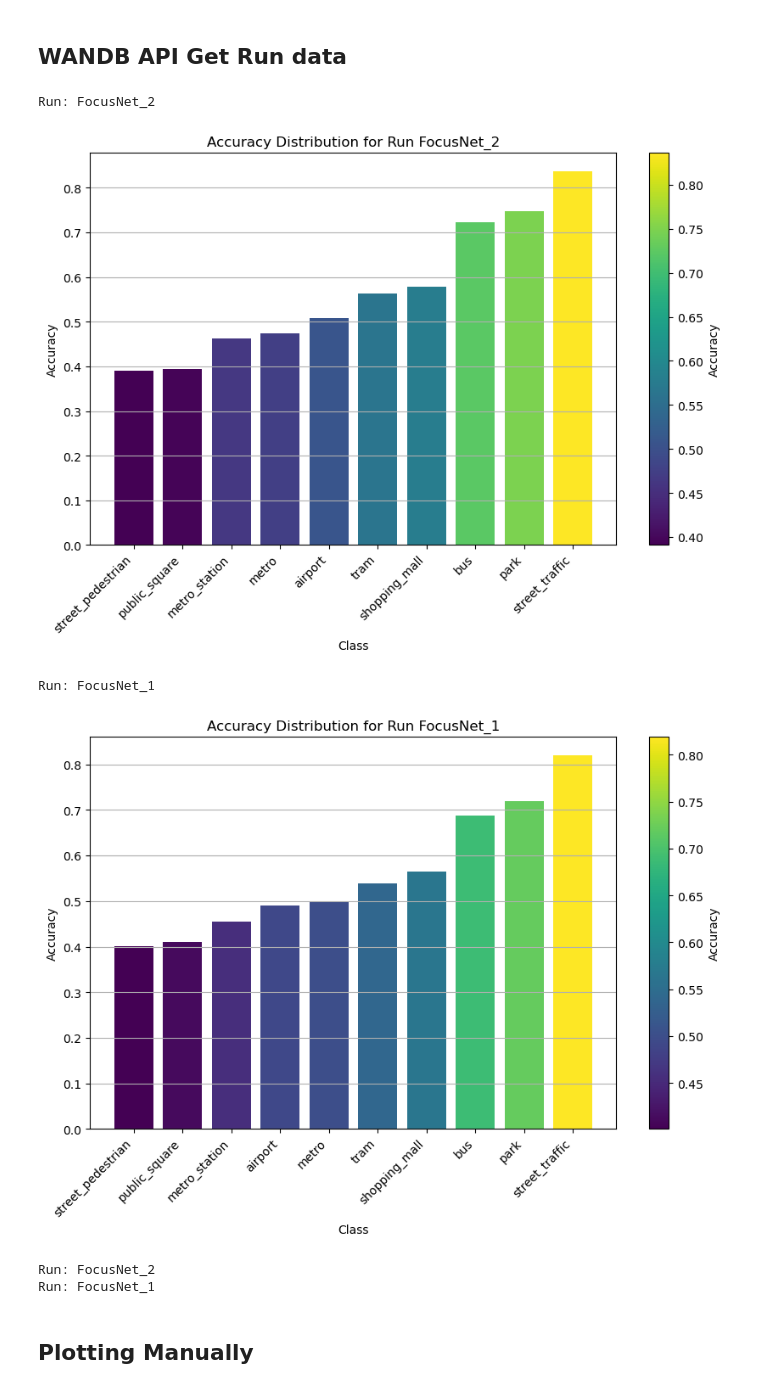
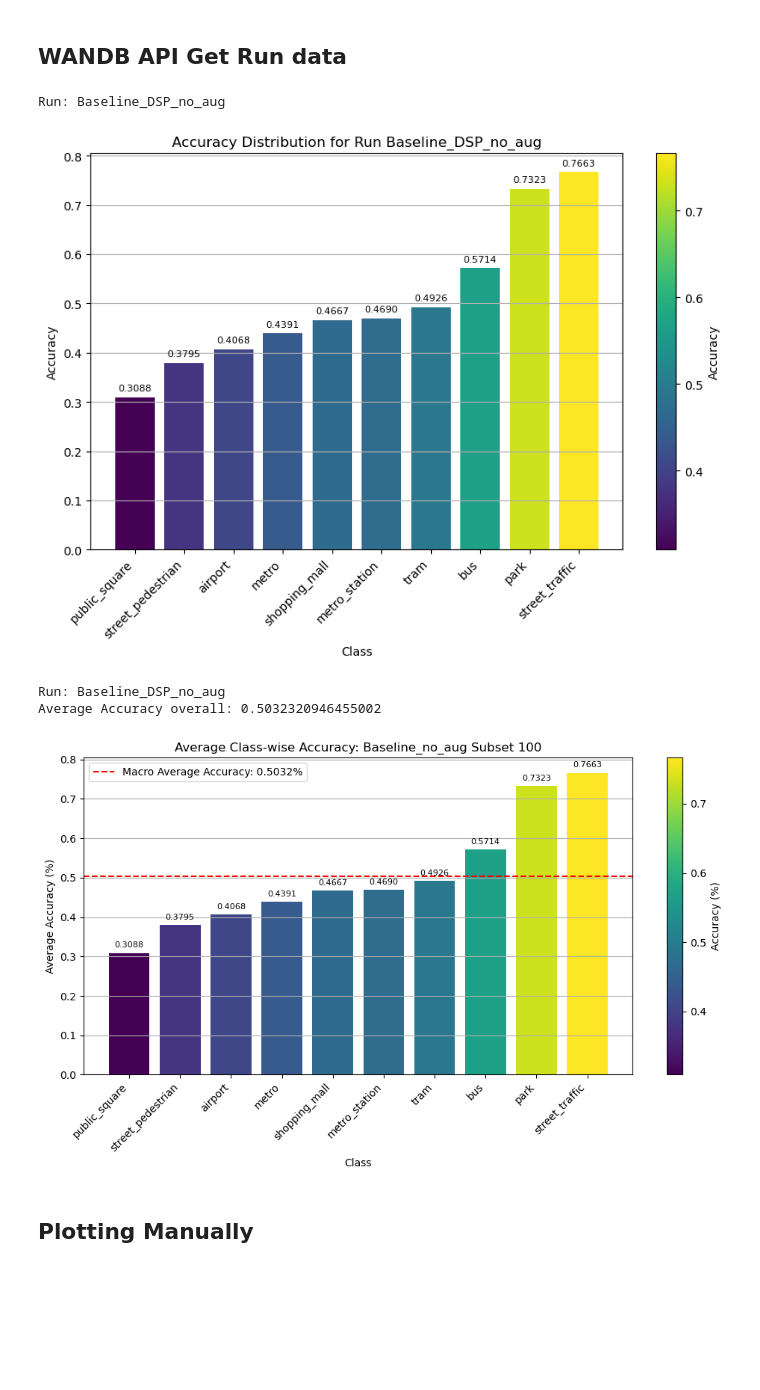
Before and after one commit to CPJKU/dcase2024_task1_baseline, a Jupyter notebook: test.ipynb, the cells around one changed output. Saved outputs shown, nothing was run; the diff lists cells and outputs as text; code cells hidden in the pictures; blank space fills up the shorter version.

```diff
--- a/test.ipynb
+++ b/test.ipynb
@@ -50,11 +50,12 @@ import pandas as pd
 import wandb
 import matplotlib.pyplot as plt
 from matplotlib.colors import Normalize
+
 # Define the entity and project
 entity, project = "seanyeo300", "DCASE24_Task1"
 
 # List of run IDs to extract
-run_id_list = ["eqof0i23", "mxllj5x1"]
+run_id_list = ["e21znxl1"]
 
 # Initialize the WandB API
 api = wandb.Api()
@@ -113,13 +114,17 @@ for name, summary_dict in runs_df["summary"].items():
     color_intensities = [norm(accuracy) for accuracy in sorted_accuracy_values]
 
     # Plot a bar chart for the accuracy values of each class
-    plt.bar(sorted_class_names, sorted_accuracy_values, color=color_map(color_intensities))
+    bars = plt.bar(sorted_class_names, sorted_accuracy_values, color=color_map(color_intensities))
 
     # Add labels and title
     plt.xlabel('Class')
     plt.ylabel('Accuracy')
     plt.title(f'Accuracy Distribution for Run {name}')
     plt.xticks(rotation=45, ha='right')  # Rotate x-axis labels for better readability
+
+    # Add text annotations to the bars
+    for bar, accuracy in zip(bars, sorted_accuracy_values):
+        plt.text(bar.get_x() + bar.get_width() / 2, bar.get_height() + 0.01, f"{accuracy:.4f}", ha='center', va='bottom', fontsize=8)
 
     # Remove vertical gridlines
     plt.grid(axis='y')
@@ -130,7 +135,6 @@ for name, summary_dict in runs_df["summary"].items():
 
     plt.show()
     print()  # For visual separation
-
 
 # List of classes to plot histograms for
 classes_to_plot = [
@@ -151,43 +155,50 @@ for name, summary_dict in runs_df["summary"].items():
         key = f"test/acc.{class_name}"  # Generate the key for the accuracy of the current class
         if key in summary_dict:  # Check if the key exists in the summary dictionary
             all_model_accuracy_values[i].append(summary_dict[key])
-################################
+
 # Calculate average accuracy for each class across all models
 avg_accuracies_all_models = [sum(accuracies) / len(accuracies) for accuracies in all_model_accuracy_values]
-
+print(f"Average Accuracy overall: {sum(avg_accuracies_all_models)/len(avg_accuracies_all_models)}")
 # Sort classes in ascending order of average accuracy
 sorted_indices = sorted(range(len(avg_accuracies_all_models)), key=lambda i: avg_accuracies_all_models[i])
 sorted_classes = [classes_to_plot[i] for i in sorted_indices]
 sorted_avg_accuracies = [avg_accuracies_all_models[i] for i in sorted_indices]
 
 # Set up color map and normalize
 color_map = plt.cm.viridis
 norm = Normalize(vmin=min(sorted_avg_accuracies), vmax=max(sorted_avg_accuracies))
 color_intensities = [norm(accuracy) for accuracy in sorted_avg_accuracies]
 
 # Plotting
 plt.figure(figsize=(10, 6))
 bars = plt.bar(sorted_classes, sorted_avg_accuracies, color=color_map(color_intensities))
 plt.xlabel('Class')
 plt.ylabel('Average Accuracy (%)')
-plt.title('Average Accuracies for Each Class Across All Models')
+plt.title('Average Class-wise Accuracy: Baseline_no_aug Subset 100')
 plt.xticks(rotation=45, ha='right')
 plt.grid(axis='y')
+
+# Add text annotations to the bars
+for bar, accuracy in zip(bars, sorted_avg_accuracies):
+    plt.text(bar.get_x() + bar.get_width() / 2, bar.get_height() + 0.01, f"{accuracy:.4f}", ha='center', va='bottom', fontsize=8)
 
 # Add color bar for reference
 cbar = plt.colorbar(plt.cm.ScalarMappable(norm=norm, cmap=color_map), ax=plt.gca())
 cbar.set_label('Accuracy (%)')
 
+# Add line representing the average macro accuracy
+avg_macro_accuracy = sum(avg_accuracies_all_models) / len(avg_accuracies_all_models)
+plt.axhline(y=avg_macro_accuracy, color='r', linestyle='--', label=f'Macro Average Accuracy: {avg_macro_accuracy:.4f}%')
+plt.legend()
+
 plt.tight_layout()
 plt.show()
-######################################
 # %% [output]
-Run: FocusNet_2
+Run: Baseline_DSP_no_aug
-[figure, old version]
+[figure, new version]
-Run: FocusNet_1
+Run: Baseline_DSP_no_aug
+Average Accuracy overall: 0.5032320946455002
-[figure, old version]
+[figure, new version]
-Run: FocusNet_2
-Run: FocusNet_1
 # %% [markdown]
 ## Plotting Manually
 # %%
```
Also changed, not shown: 2 other files.
